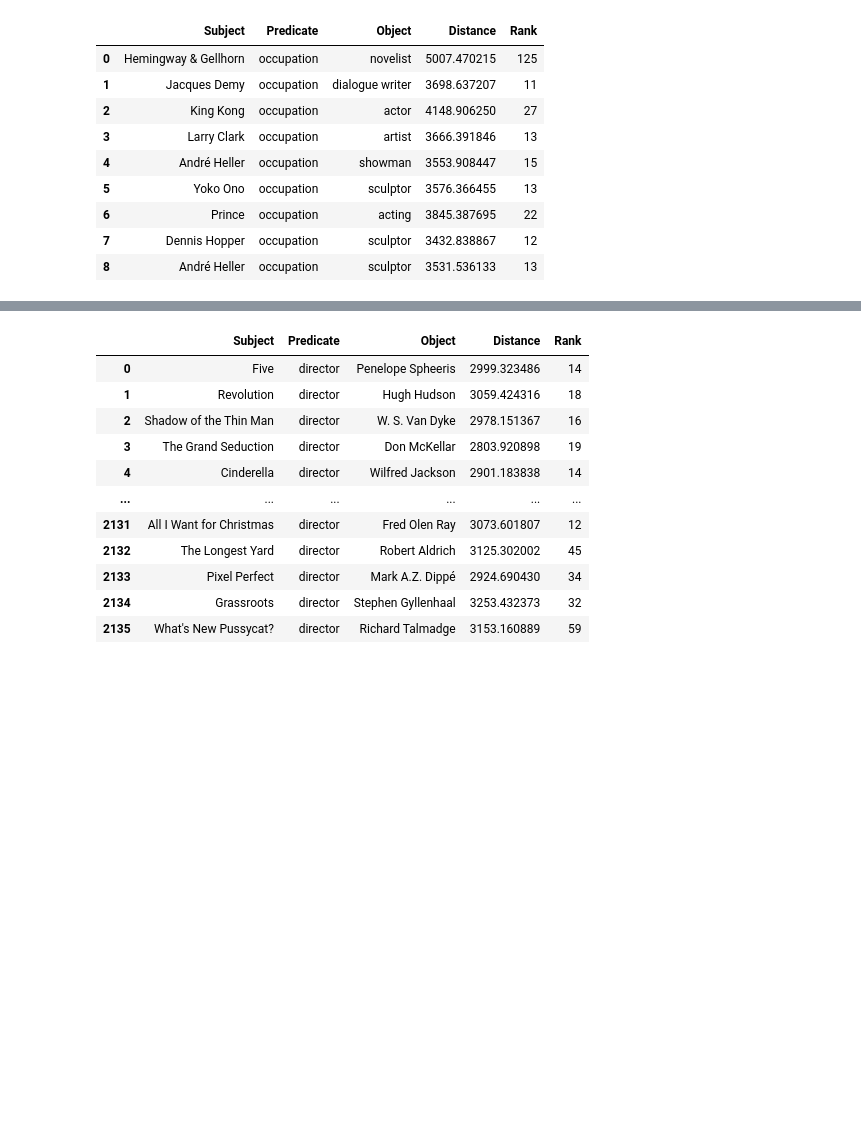
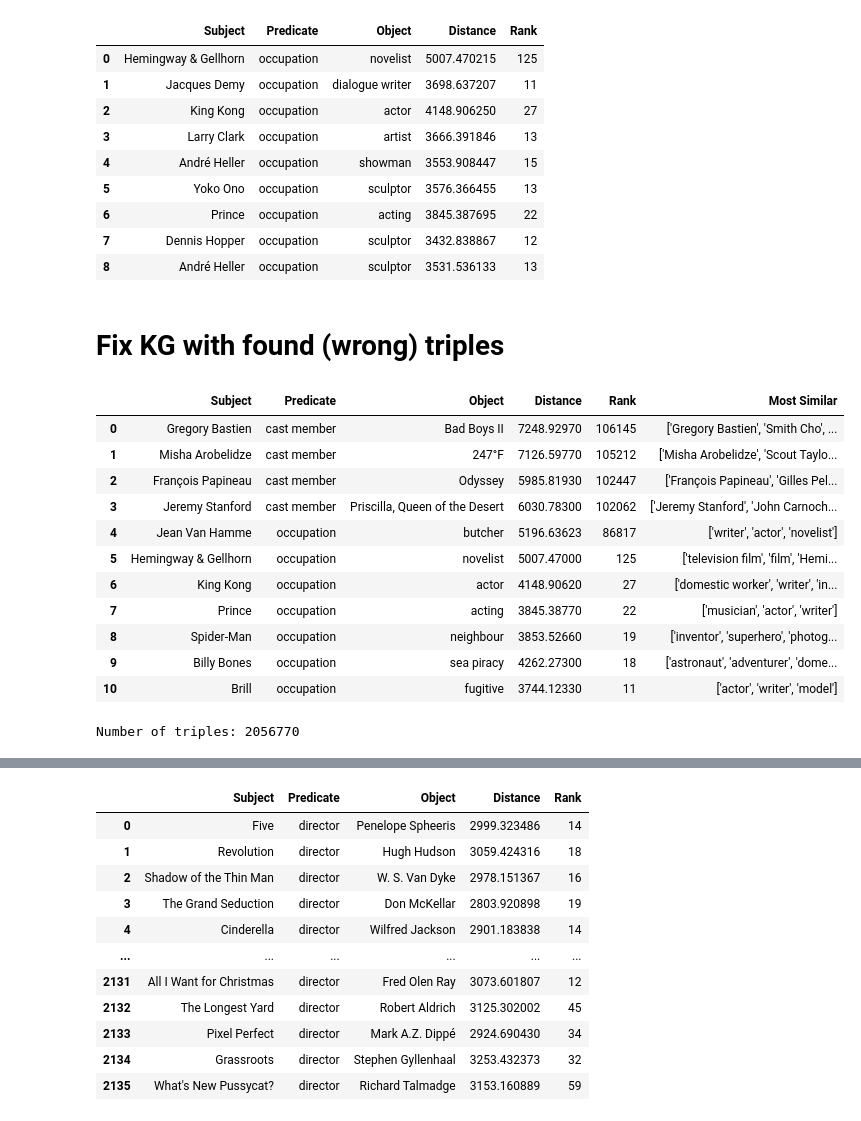
Before and after one commit to yileitu/Academic_Chatbot, a Jupyter notebook: Jupyter Notebooks/test_graph.ipynb, the cells around one changed output, grey strips where cells are left out. Saved outputs shown, nothing was run; the diff lists cells and outputs as text; code cells hidden in the pictures; blank space fills up the shorter version.

```diff
--- a/Jupyter Notebooks/test_graph.ipynb
+++ b/Jupyter Notebooks/test_graph.ipynb
@@ -1798,3 +1696,26 @@ pd.DataFrame(([(subj,pred,obj,dis,ran)
 | 6 | Prince | occupation | acting | 3845.387695 | 22 |
 | 7 | Dennis Hopper | occupation | sculptor | 3432.838867 | 12 |
 | 8 | André Heller | occupation | sculptor | 3531.536133 | 13 |
+# %% [markdown]
+# Fix KG with found (wrong) triples
+# %%
+# load errors from csv
+detected_errors = pd.read_csv("../entities/errors.csv")
+detected_errors
+# %% [output]
+|  | Subject | Predicate | Object | Distance | Rank | Most Similar |
+| 0 | Gregory Bastien | cast member | Bad Boys II | 7248.92970 | 106145 | ['Gregory Bastien', 'Smith Cho', ... |
+| 1 | Misha Arobelidze | cast member | 247°F | 7126.59770 | 105212 | ['Misha Arobelidze', 'Scout Taylo... |
+| 2 | François Papineau | cast member | Odyssey | 5985.81930 | 102447 | ['François Papineau', 'Gilles Pel... |
+| 3 | Jeremy Stanford | cast member | Priscilla, Queen of the Desert | 6030.78300 | 102062 | ['Jeremy Stanford', 'John Carnoch... |
+| 4 | Jean Van Hamme | occupation | butcher | 5196.63623 | 86817 | ['writer', 'actor', 'novelist'] |
+| 5 | Hemingway & Gellhorn | occupation | novelist | 5007.47000 | 125 | ['television film', 'film', 'Hemi... |
+| 6 | King Kong | occupation | actor | 4148.90620 | 27 | ['domestic worker', 'writer', 'in... |
+| 7 | Prince | occupation | acting | 3845.38770 | 22 | ['musician', 'actor', 'writer'] |
+| 8 | Spider-Man | occupation | neighbour | 3853.52660 | 19 | ['inventor', 'superhero', 'photog... |
+| 9 | Billy Bones | occupation | sea piracy | 4262.27300 | 18 | ['astronaut', 'adventurer', 'dome... |
+| 10 | Brill | occupation | fugitive | 3744.12330 | 11 | ['actor', 'writer', 'model'] |
+# %%
+print('Number of triples: {}'.format(len(graph)))
+# %% [output]
+Number of triples: 2056770
```
Also changed, not shown: parts of 24 cells of this notebook.
